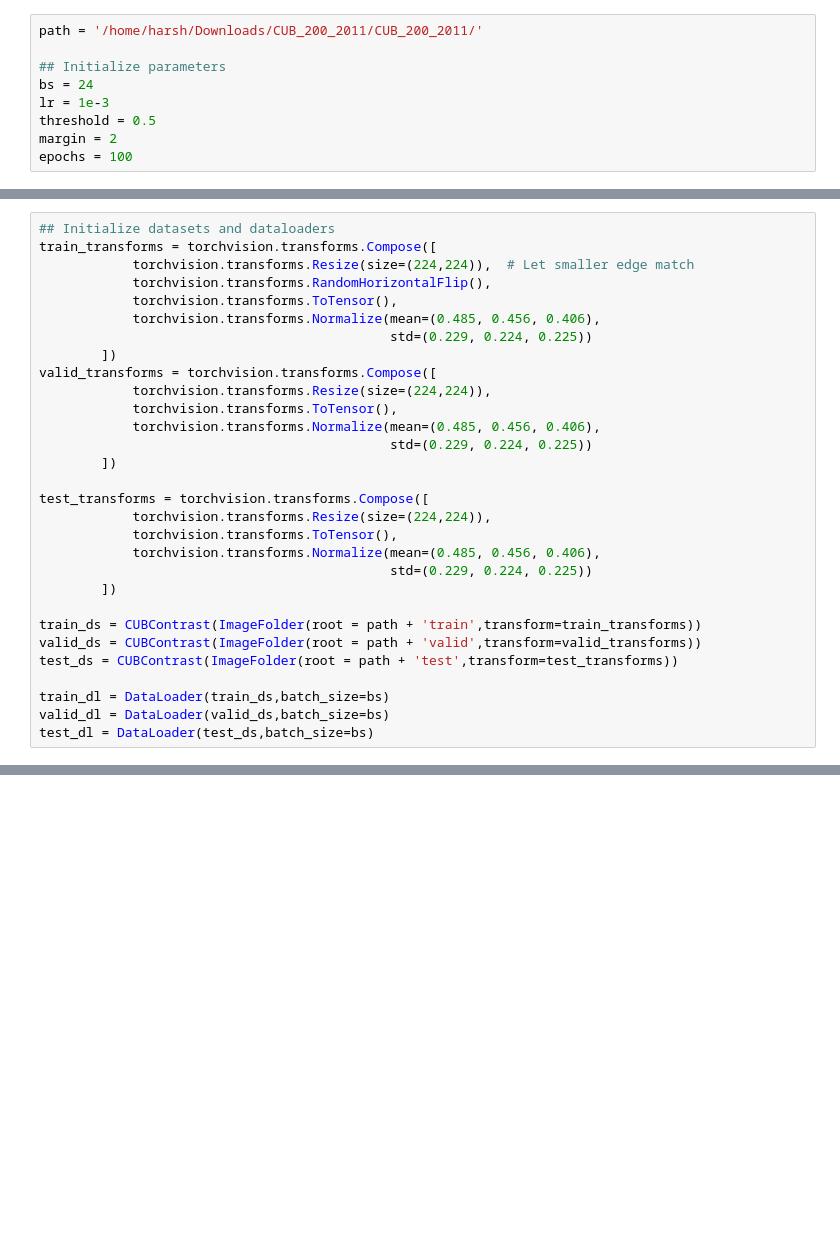
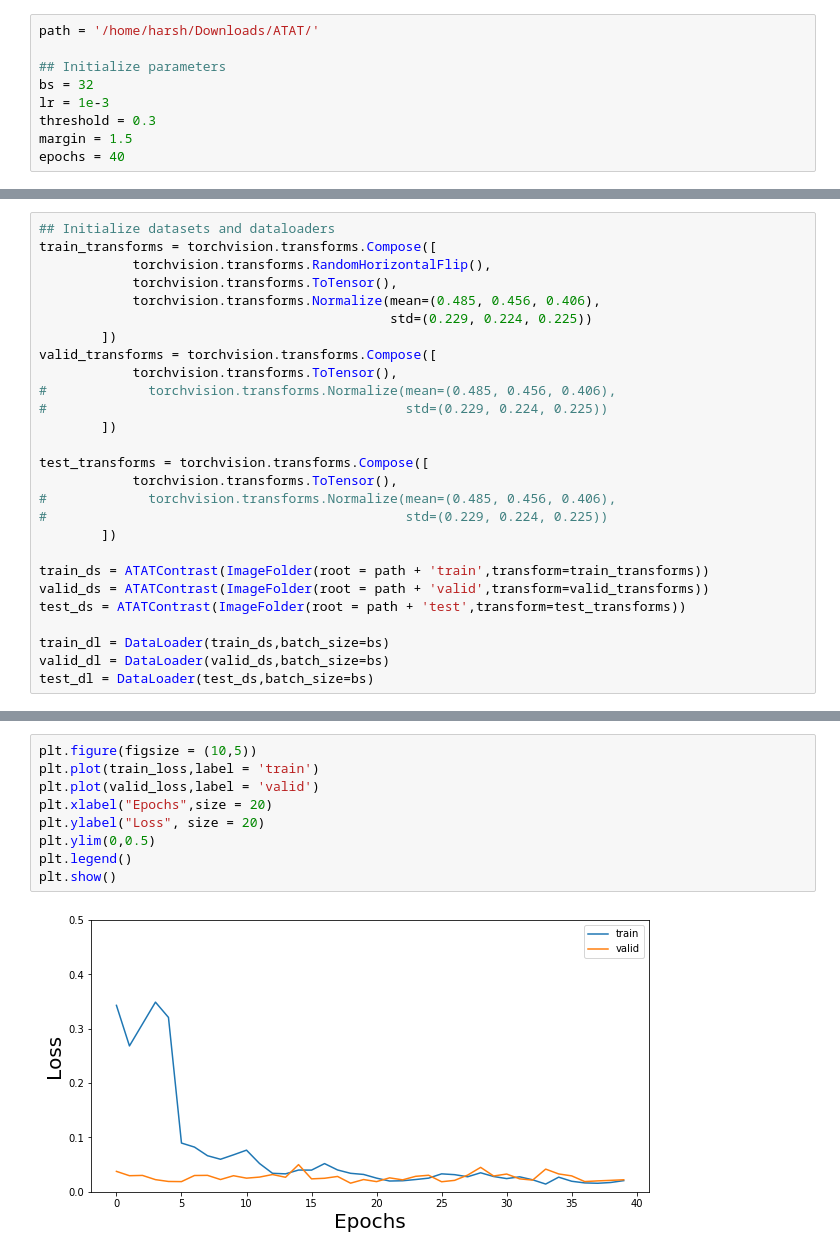
Before and after one commit to HarshSulakhe/siamesenetworks-pytorch, a Jupyter notebook: main.ipynb, the cells around one changed output, grey strips where cells are left out. Saved outputs shown, nothing was run; the diff lists cells and outputs as text; blank space fills up the shorter version.

Commit message:
Upload final for ATAT

```diff
--- a/main.ipynb
+++ b/main.ipynb
@@ -10,9 +17,9 @@ from dataset import CUBContrast
 # %%
-path = '/home/harsh/Downloads/CUB_200_2011/CUB_200_2011/'
+path = '/home/harsh/Downloads/ATAT/'
 
 ## Initialize parameters
-bs = 24
+bs = 32
 lr = 1e-3
-threshold = 0.5
-margin = 2
-epochs = 100
+threshold = 0.3
+margin = 1.5
+epochs = 40
@@ -32,29 +46,26 @@ criterion = ContrastiveLoss(margin)
 # %%
 ## Initialize datasets and dataloaders
 train_transforms = torchvision.transforms.Compose([
-            torchvision.transforms.Resize(size=(224,224)),  # Let smaller edge match
             torchvision.transforms.RandomHorizontalFlip(),
             torchvision.transforms.ToTensor(),
             torchvision.transforms.Normalize(mean=(0.485, 0.456, 0.406),
                                              std=(0.229, 0.224, 0.225))
         ])
 valid_transforms = torchvision.transforms.Compose([
-            torchvision.transforms.Resize(size=(224,224)),
             torchvision.transforms.ToTensor(),
-            torchvision.transforms.Normalize(mean=(0.485, 0.456, 0.406),
-                                             std=(0.229, 0.224, 0.225))
+#             torchvision.transforms.Normalize(mean=(0.485, 0.456, 0.406),
+#                                              std=(0.229, 0.224, 0.225))
         ])
 
 test_transforms = torchvision.transforms.Compose([
-            torchvision.transforms.Resize(size=(224,224)),
             torchvision.transforms.ToTensor(),
-            torchvision.transforms.Normalize(mean=(0.485, 0.456, 0.406),
-                                             std=(0.229, 0.224, 0.225))
+#             torchvision.transforms.Normalize(mean=(0.485, 0.456, 0.406),
+#                                              std=(0.229, 0.224, 0.225))
         ])
 
-train_ds = CUBContrast(ImageFolder(root = path + 'train',transform=train_transforms))
-valid_ds = CUBContrast(ImageFolder(root = path + 'valid',transform=valid_transforms))
-test_ds = CUBContrast(ImageFolder(root = path + 'test',transform=test_transforms))
+train_ds = ATATContrast(ImageFolder(root = path + 'train',transform=train_transforms))
+valid_ds = ATATContrast(ImageFolder(root = path + 'valid',transform=valid_transforms))
+test_ds = ATATContrast(ImageFolder(root = path + 'test',transform=test_transforms))
 
 train_dl = DataLoader(train_ds,batch_size=bs)
 valid_dl = DataLoader(valid_ds,batch_size=bs)
@@ -107,0 +166,11 @@ summary(model,(3,224,224),batch_size = 64)
+# %%
+plt.figure(figsize = (10,5))
+plt.plot(train_loss,label = 'train')
+plt.plot(valid_loss,label = 'valid')
+plt.xlabel("Epochs",size = 20)
+plt.ylabel("Loss", size = 20)
+plt.ylim(0,0.5)
+plt.legend()
+plt.show()
+# %% [output]
+[figure, added]
```
Also changed, not shown: parts of 20 cells of this notebook, 4 other files.
